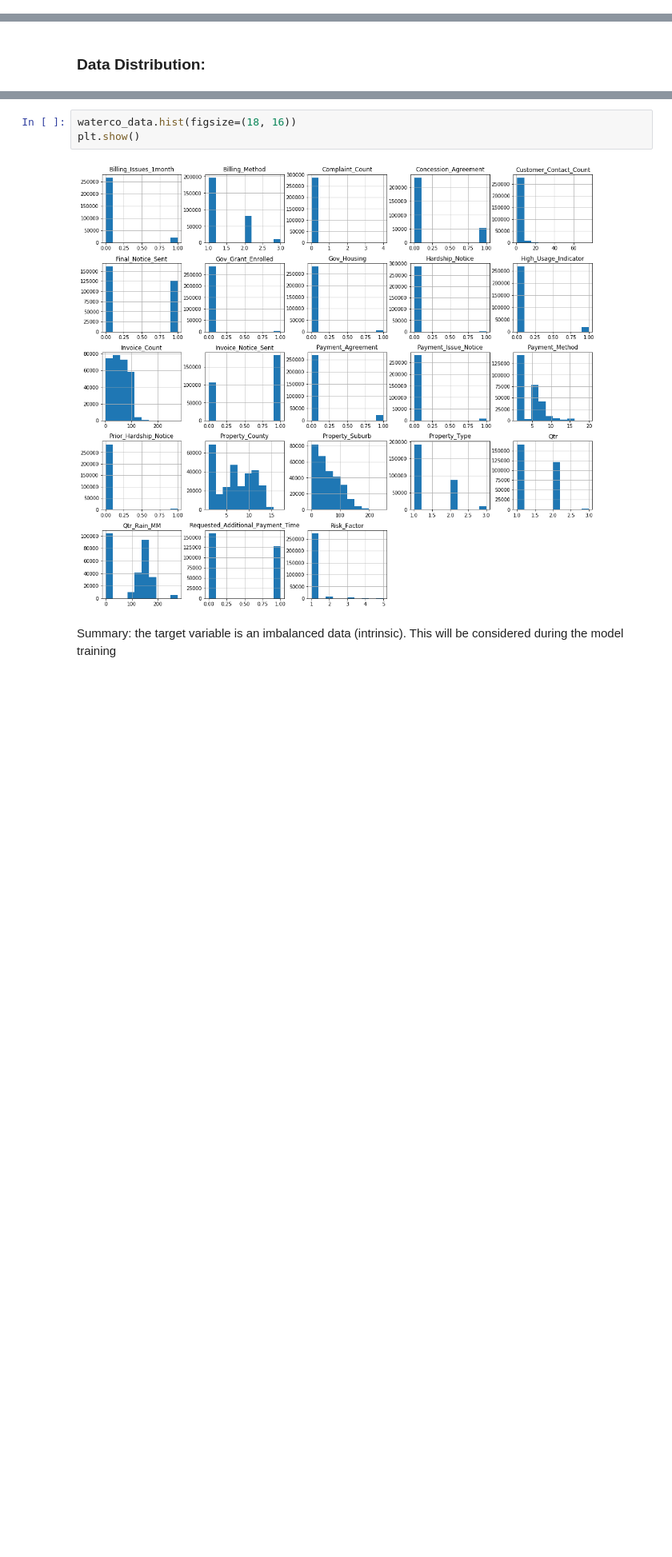
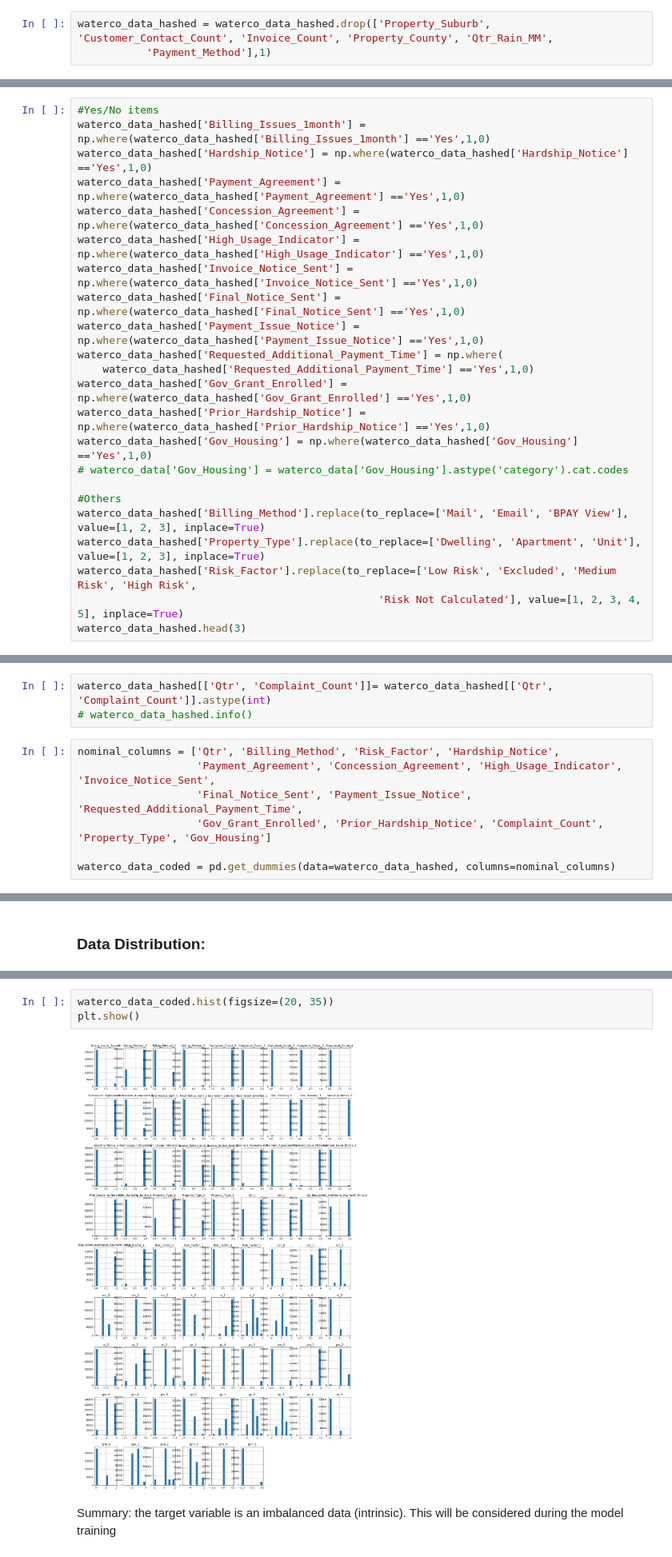
Before and after one commit to Ark-green/Waterco_invoice_analysis, a Jupyter notebook: waterco_invoice_analysis.ipynb, the cells around one changed output, grey strips where cells are left out. Shown: that part at 80% size. Drawn from its saved outputs; the diff is of its cells as text; blank space fills up the shorter version.

```diff
--- a/waterco_invoice_analysis.ipynb
+++ b/waterco_invoice_analysis.ipynb
@@ -190,0 +232,3 @@ would help.
+# %%
+waterco_data_hashed = waterco_data_hashed.drop(['Property_Suburb', 'Customer_Contact_Count', 'Invoice_Count', 'Property_County', 'Qtr_Rain_MM',
+           'Payment_Method'],1)
@@ -249,0 +273,23 @@ for i,t in enumerate(features):
+# %%
+#Yes/No items
+waterco_data_hashed['Billing_Issues_1month'] = np.where(waterco_data_hashed['Billing_Issues_1month'] =='Yes',1,0)
+waterco_data_hashed['Hardship_Notice'] = np.where(waterco_data_hashed['Hardship_Notice'] =='Yes',1,0)
+waterco_data_hashed['Payment_Agreement'] = np.where(waterco_data_hashed['Payment_Agreement'] =='Yes',1,0)
+waterco_data_hashed['Concession_Agreement'] = np.where(waterco_data_hashed['Concession_Agreement'] =='Yes',1,0)
+waterco_data_hashed['High_Usage_Indicator'] = np.where(waterco_data_hashed['High_Usage_Indicator'] =='Yes',1,0)
+waterco_data_hashed['Invoice_Notice_Sent'] = np.where(waterco_data_hashed['Invoice_Notice_Sent'] =='Yes',1,0)
+waterco_data_hashed['Final_Notice_Sent'] = np.where(waterco_data_hashed['Final_Notice_Sent'] =='Yes',1,0)
+waterco_data_hashed['Payment_Issue_Notice'] = np.where(waterco_data_hashed['Payment_Issue_Notice'] =='Yes',1,0)
+waterco_data_hashed['Requested_Additional_Payment_Time'] = np.where(
+    waterco_data_hashed['Requested_Additional_Payment_Time'] =='Yes',1,0)
+waterco_data_hashed['Gov_Grant_Enrolled'] = np.where(waterco_data_hashed['Gov_Grant_Enrolled'] =='Yes',1,0)
+waterco_data_hashed['Prior_Hardship_Notice'] = np.where(waterco_data_hashed['Prior_Hardship_Notice'] =='Yes',1,0)
+waterco_data_hashed['Gov_Housing'] = np.where(waterco_data_hashed['Gov_Housing'] =='Yes',1,0)
+# waterco_data['Gov_Housing'] = waterco_data['Gov_Housing'].astype('category').cat.codes
+
+#Others
+waterco_data_hashed['Billing_Method'].replace(to_replace=['Mail', 'Email', 'BPAY View'], value=[1, 2, 3], inplace=True)
+waterco_data_hashed['Property_Type'].replace(to_replace=['Dwelling', 'Apartment', 'Unit'], value=[1, 2, 3], inplace=True)
+waterco_data_hashed['Risk_Factor'].replace(to_replace=['Low Risk', 'Excluded', 'Medium Risk', 'High Risk',
+                                                'Risk Not Calculated'], value=[1, 2, 3, 4, 5], inplace=True)
+waterco_data_hashed.head(3)
@@ -250 +301,11 @@ for i,t in enumerate(features):
+# %%
+waterco_data_hashed[['Qtr', 'Complaint_Count']]= waterco_data_hashed[['Qtr', 'Complaint_Count']].astype(int)
+# waterco_data_hashed.info()
+# %%
+nominal_columns = ['Qtr', 'Billing_Method', 'Risk_Factor', 'Hardship_Notice',
+                   'Payment_Agreement', 'Concession_Agreement', 'High_Usage_Indicator', 'Invoice_Notice_Sent',
+                   'Final_Notice_Sent', 'Payment_Issue_Notice', 'Requested_Additional_Payment_Time',
+                   'Gov_Grant_Enrolled', 'Prior_Hardship_Notice', 'Complaint_Count', 'Property_Type', 'Gov_Housing']
+
+waterco_data_coded = pd.get_dummies(data=waterco_data_hashed, columns=nominal_columns)
 # %%
@@ -284,8 +331,8 @@ to check the model performance and if it improved by removing the outliers.
 # %%
-waterco_data.hist(figsize=(18, 16))
+waterco_data_coded.hist(figsize=(20, 35))
 plt.show()
 # %% [output]
-[figure, old version]
+[figure, new version]
 # %% [markdown]
 Summary: the target variable is an imbalanced data (intrinsic). This will be considered during the model training
 # %% [markdown]
```
Also changed, not shown: parts of 83 cells of this notebook.
